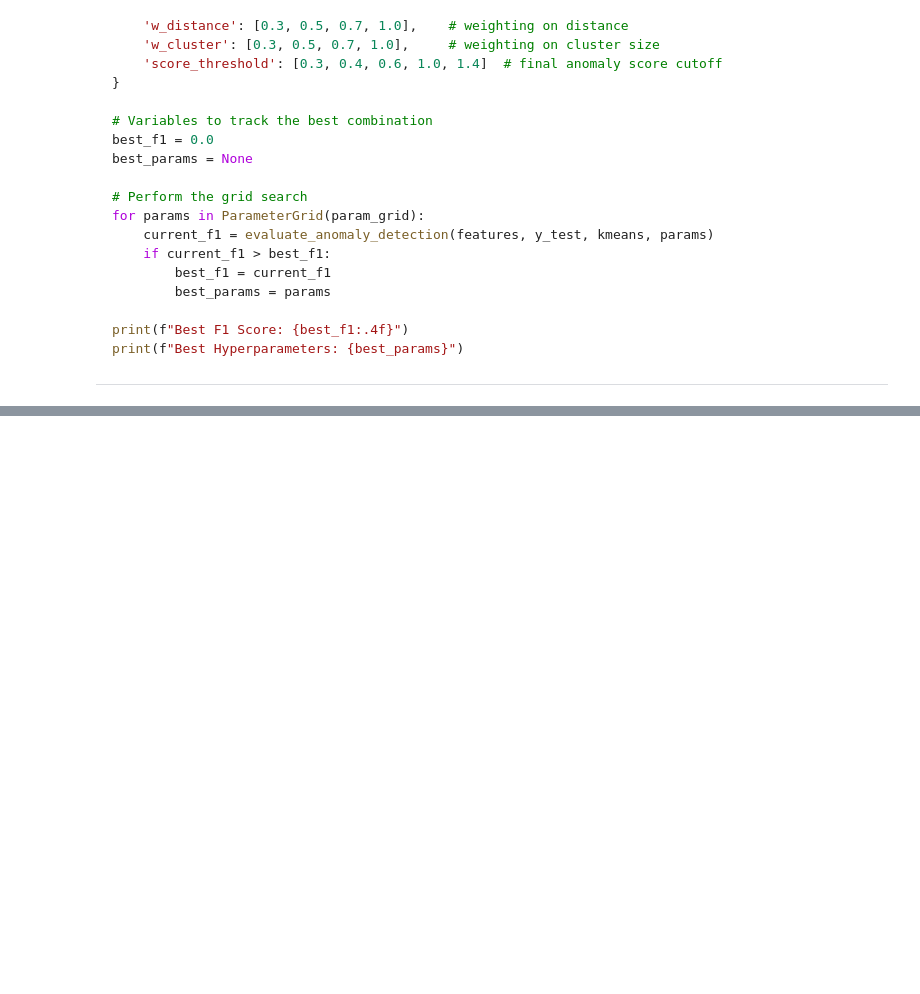
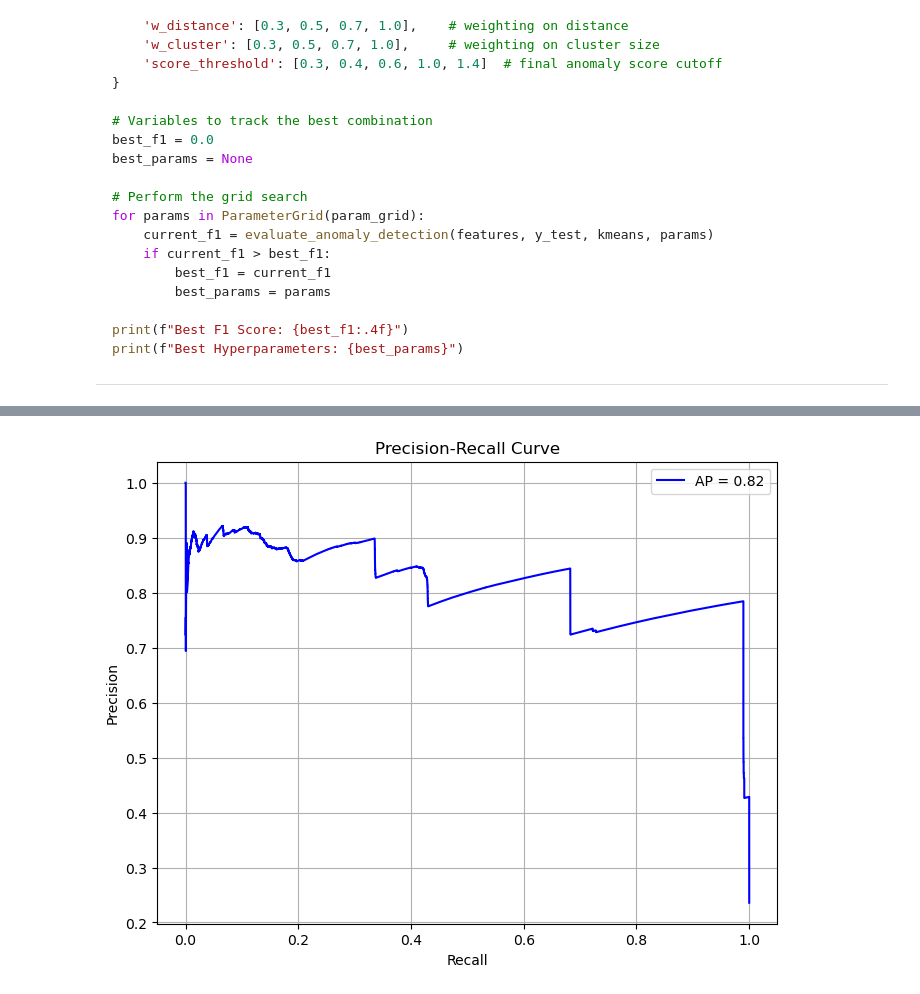
Before and after one commit to ArtWz/Group_Project_ML, a Jupyter notebook: KDD_Clustering.ipynb, the cells around one changed output, grey strips where cells are left out. Saved outputs shown, nothing was run; the diff lists cells and outputs as text; code cells hidden in the pictures; blank space fills up the shorter version.

```diff
--- a/KDD_Clustering.ipynb
+++ b/KDD_Clustering.ipynb
@@ -380,0 +384,22 @@ Number of samples with label 1 (attack): 68963
+# %%
+## Precision-Recall Curve
+
+from sklearn.metrics import precision_recall_curve, average_precision_score
+
+# Compute precision, recall and thresholds using the anomaly scores and true labels
+precision, recall, thresholds = precision_recall_curve(y_test_binary, anomaly_score)
+
+# Calculate the average precision (AP) score
+ap_score = average_precision_score(y_test_binary, anomaly_score)
+
+# Plot the Precision-Recall curve
+plt.figure(figsize=(8, 6))
+plt.plot(recall, precision, label=f'AP = {ap_score:.2f}', color='blue')
+plt.xlabel('Recall')
+plt.ylabel('Precision')
+plt.title('Precision-Recall Curve')
+plt.legend()
+plt.grid(True)
+plt.show()
+# %% [output]
+[figure, added]
```
Also changed, not shown: parts of 9 cells of this notebook, 2 other files.
